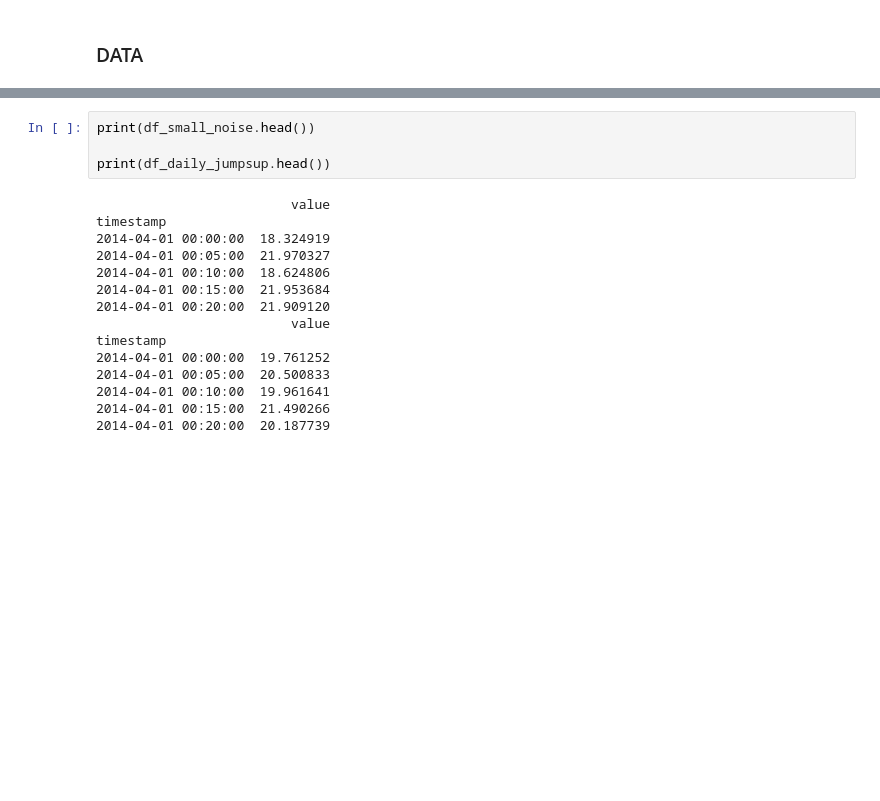
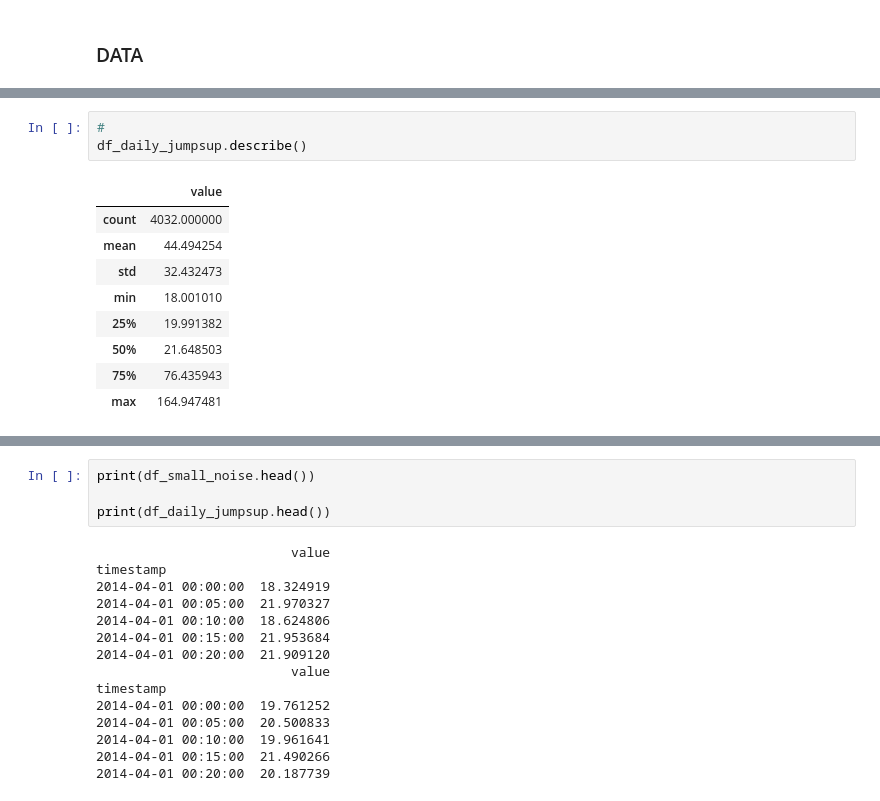
Before and after one commit to AnteDujic/MLS---Assesment, a Jupyter notebook: Practicals/05 - anomaly_detection.ipynb, the cells around one changed output, grey strips where cells are left out. Saved outputs shown, nothing was run; the diff lists cells and outputs as text; blank space fills up the shorter version.

```diff
--- a/Practicals/05 - anomaly_detection.ipynb
+++ b/Practicals/05 - anomaly_detection.ipynb
@@ -39,0 +116,13 @@ df_daily_jumpsup = pd.read_csv(
+# %%
+#
+df_daily_jumpsup.describe()
+# %% [output]
+|  | value |
+| count | 4032.000000 |
+| mean | 44.494254 |
+| std | 32.432473 |
+| min | 18.001010 |
+| 25% | 19.991382 |
+| 50% | 21.648503 |
+| 75% | 76.435943 |
+| max | 164.947481 |
```
Also changed, not shown: parts of 29 cells of this notebook.
